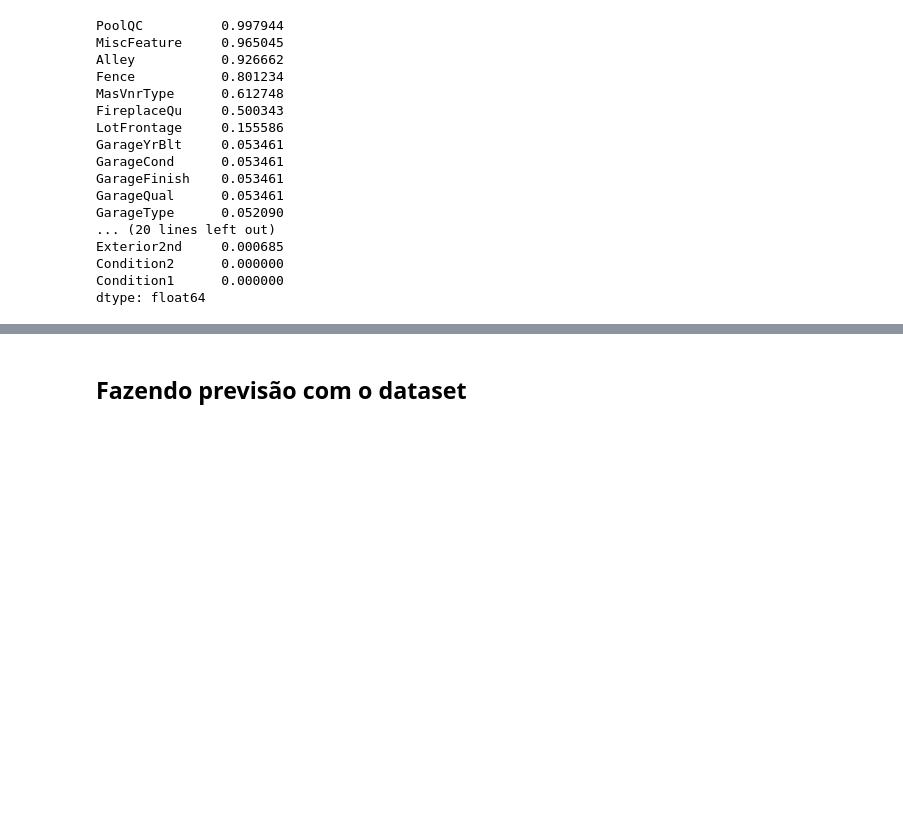
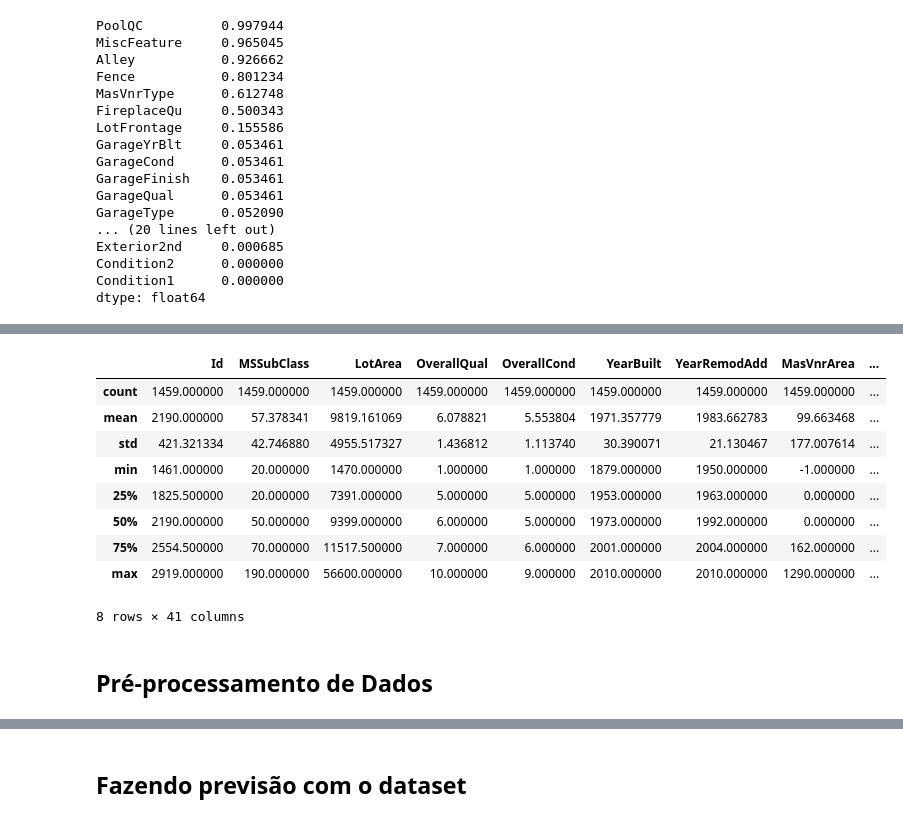
Before and after one commit to gustavocoutinho1/PrecoCasas, a Jupyter notebook: PrecoCasas.ipynb, the cells around one changed output, grey strips where cells are left out. Saved outputs shown, nothing was run; the diff lists cells and outputs as text; code cells hidden in the pictures; blank space fills up the shorter version.

```diff
--- a/PrecoCasas.ipynb
+++ b/PrecoCasas.ipynb
@@ -213,5 +302,5 @@ Dado o melhor resultado do primeiro modelo, ele será utilizado para a previsão
 # %% [markdown]
 ## Importando e compreendendo dados para serem previstos
 # %%
-testData = pd.read_csv('test.csv')
+dadosTeste = pd.read_csv('test.csv')
 # %%
@@ -306,0 +372,11 @@ newtestData = newtestData.fillna(-1)
+# %%
+#Eliminando colunas com mais de 10% de dados nulos.
+eliminarNaN = dadosTeste.columns[(dadosTeste.isnull().sum()/dadosBase.shape[0]) > 0.1]
+dadosTeste = dadosTeste.drop(eliminarNaN, axis = 1)
+
+#Eliminando colunas com dados categóricos.
+eliminarObj = dadosTeste.columns[dadosTeste.dtypes != 'object']
+dadosTratados = dadosTeste.loc[:,eliminarObj]
+
+#Substituindo os últimos dados nulos para -1.
+dadosTratados = dadosTratados.fillna(-1)
@@ -306,0 +406,15 @@ newtestData = newtestData.fillna(-1)
+# %%
+dadosTratados.describe()
+# %% [output]
+|  | Id | MSSubClass | LotArea | OverallQual | OverallCond | YearBuilt | YearRemodAdd | MasVnrArea | ... |
+| count | 1459.000000 | 1459.000000 | 1459.000000 | 1459.000000 | 1459.000000 | 1459.000000 | 1459.000000 | 1459.000000 | ... |
+| mean | 2190.000000 | 57.378341 | 9819.161069 | 6.078821 | 5.553804 | 1971.357779 | 1983.662783 | 99.663468 | ... |
+| std | 421.321334 | 42.746880 | 4955.517327 | 1.436812 | 1.113740 | 30.390071 | 21.130467 | 177.007614 | ... |
+| min | 1461.000000 | 20.000000 | 1470.000000 | 1.000000 | 1.000000 | 1879.000000 | 1950.000000 | -1.000000 | ... |
+| 25% | 1825.500000 | 20.000000 | 7391.000000 | 5.000000 | 5.000000 | 1953.000000 | 1963.000000 | 0.000000 | ... |
+| 50% | 2190.000000 | 50.000000 | 9399.000000 | 6.000000 | 5.000000 | 1973.000000 | 1992.000000 | 0.000000 | ... |
+| 75% | 2554.500000 | 70.000000 | 11517.500000 | 7.000000 | 6.000000 | 2001.000000 | 2004.000000 | 162.000000 | ... |
+| max | 2919.000000 | 190.000000 | 56600.000000 | 10.000000 | 9.000000 | 2010.000000 | 2010.000000 | 1290.000000 | ... |
+8 rows × 41 columns
+# %% [markdown]
+## Pré-processamento de Dados
```
Also changed, not shown: parts of 63 cells of this notebook, 5 other files.
